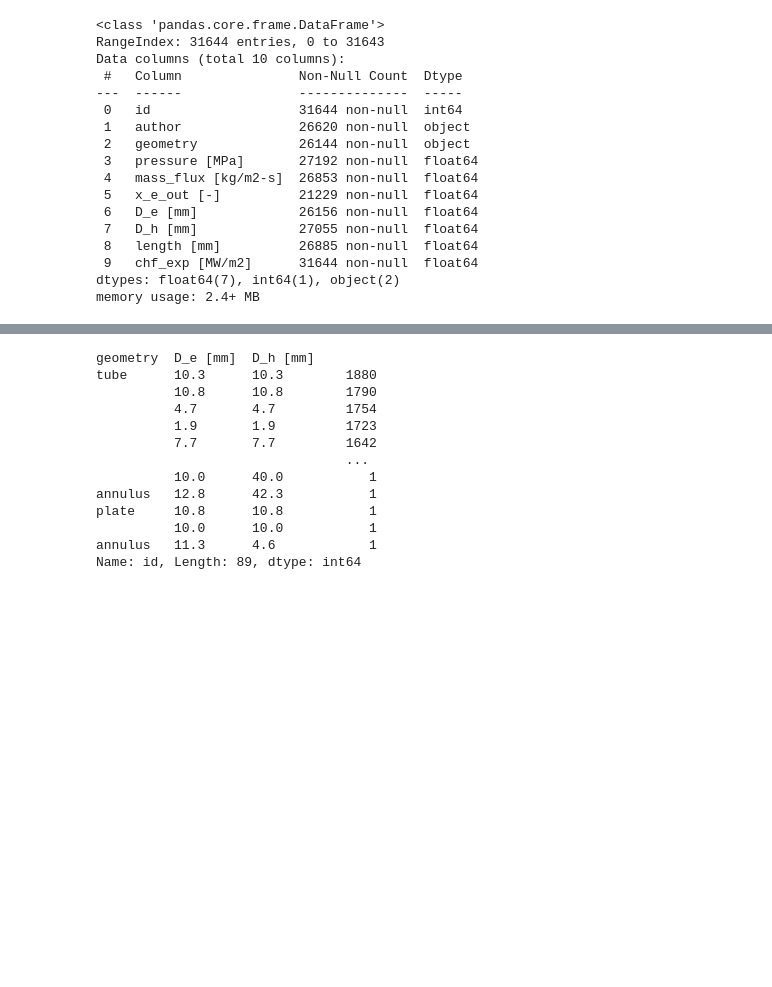
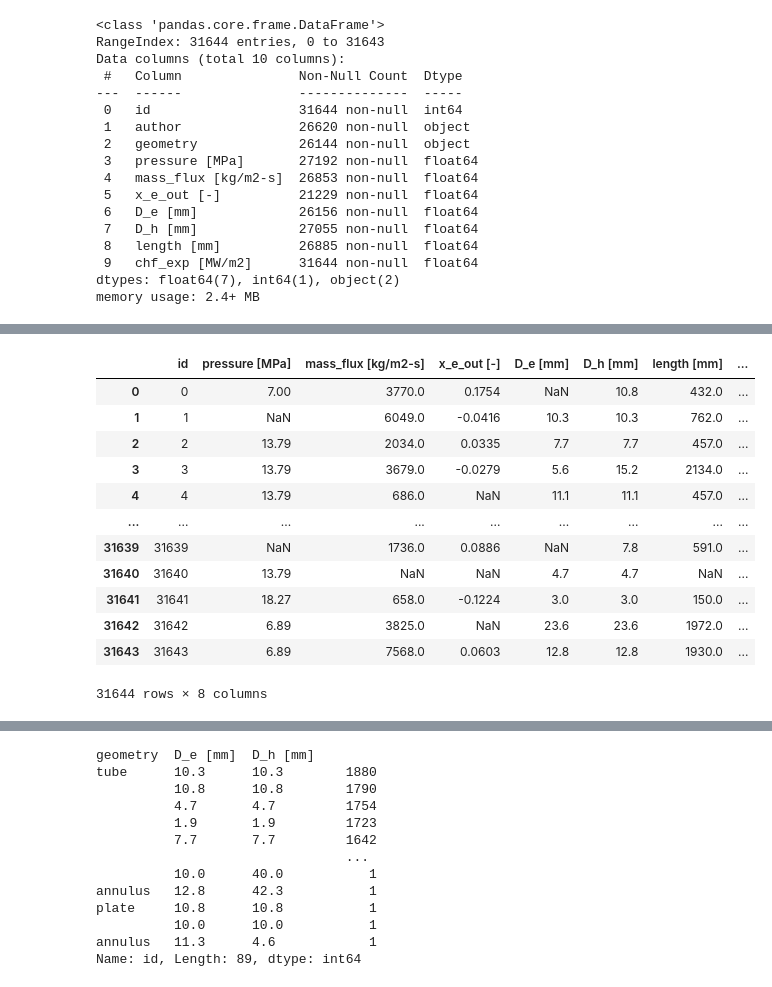
Before and after one commit to Gajenjo/kaggle_heat_flux_imputation, a Jupyter notebook: src/notebooks/principal_eda.ipynb, the cells around one changed output, grey strips where cells are left out. Saved outputs shown, nothing was run; the diff lists cells and outputs as text; code cells hidden in the pictures; blank space fills up the shorter version.

```diff
--- a/src/notebooks/principal_eda.ipynb
+++ b/src/notebooks/principal_eda.ipynb
@@ -43 +48,19 @@ memory usage: 2.4+ MB
+# %%
+aux_df = df.copy()
+aux_df.drop(columns=["author", "geometry"], inplace=True)
+aux_df
+# %% [output]
+|  | id | pressure [MPa] | mass_flux [kg/m2-s] | x_e_out [-] | D_e [mm] | D_h [mm] | length [mm] | ... |
+| 0 | 0 | 7.00 | 3770.0 | 0.1754 | NaN | 10.8 | 432.0 | ... |
+| 1 | 1 | NaN | 6049.0 | -0.0416 | 10.3 | 10.3 | 762.0 | ... |
+| 2 | 2 | 13.79 | 2034.0 | 0.0335 | 7.7 | 7.7 | 457.0 | ... |
+| 3 | 3 | 13.79 | 3679.0 | -0.0279 | 5.6 | 15.2 | 2134.0 | ... |
+| 4 | 4 | 13.79 | 686.0 | NaN | 11.1 | 11.1 | 457.0 | ... |
+| ... | ... | ... | ... | ... | ... | ... | ... | ... |
+| 31639 | 31639 | NaN | 1736.0 | 0.0886 | NaN | 7.8 | 591.0 | ... |
+| 31640 | 31640 | 13.79 | NaN | NaN | 4.7 | 4.7 | NaN | ... |
+| 31641 | 31641 | 18.27 | 658.0 | -0.1224 | 3.0 | 3.0 | 150.0 | ... |
+| 31642 | 31642 | 6.89 | 3825.0 | NaN | 23.6 | 23.6 | 1972.0 | ... |
+| 31643 | 31643 | 6.89 | 7568.0 | 0.0603 | 12.8 | 12.8 | 1930.0 | ... |
+31644 rows × 8 columns
 # %%
```
Also changed, not shown: parts of 3 cells of this notebook, 2 other files.
